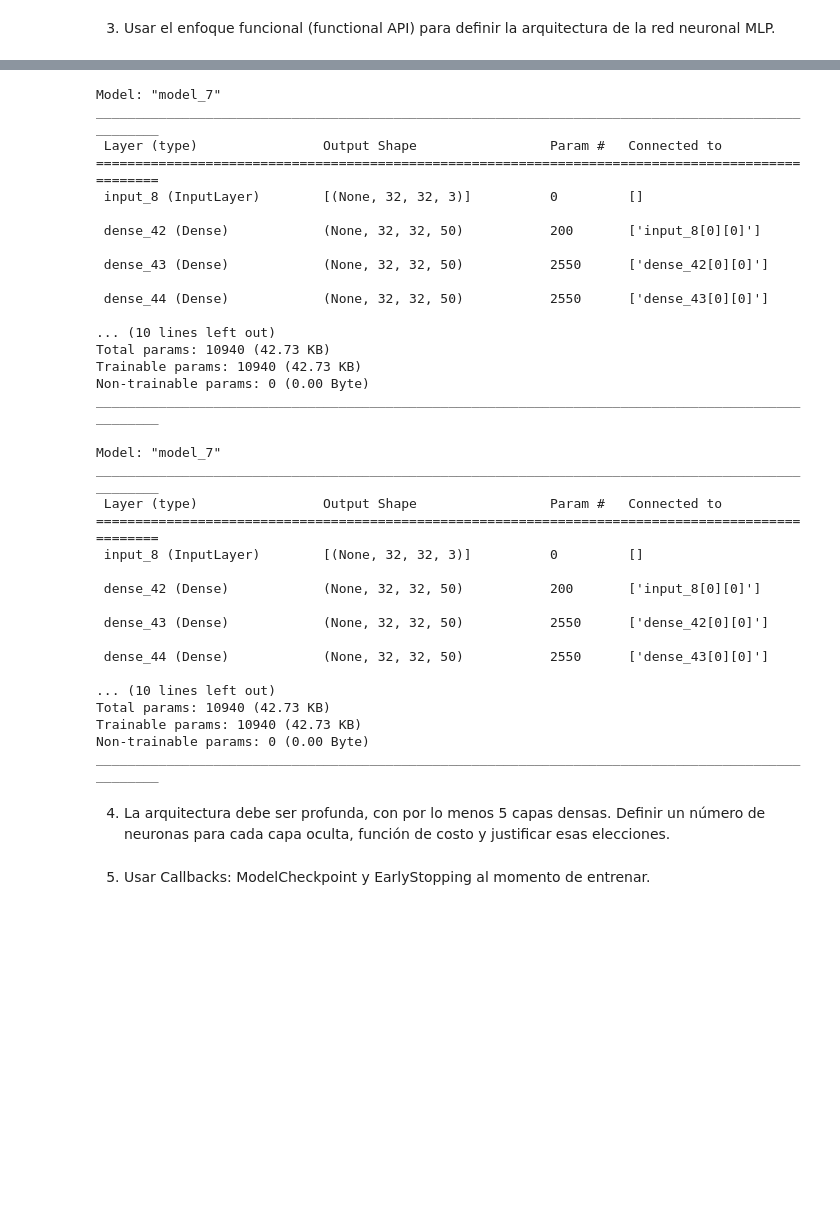
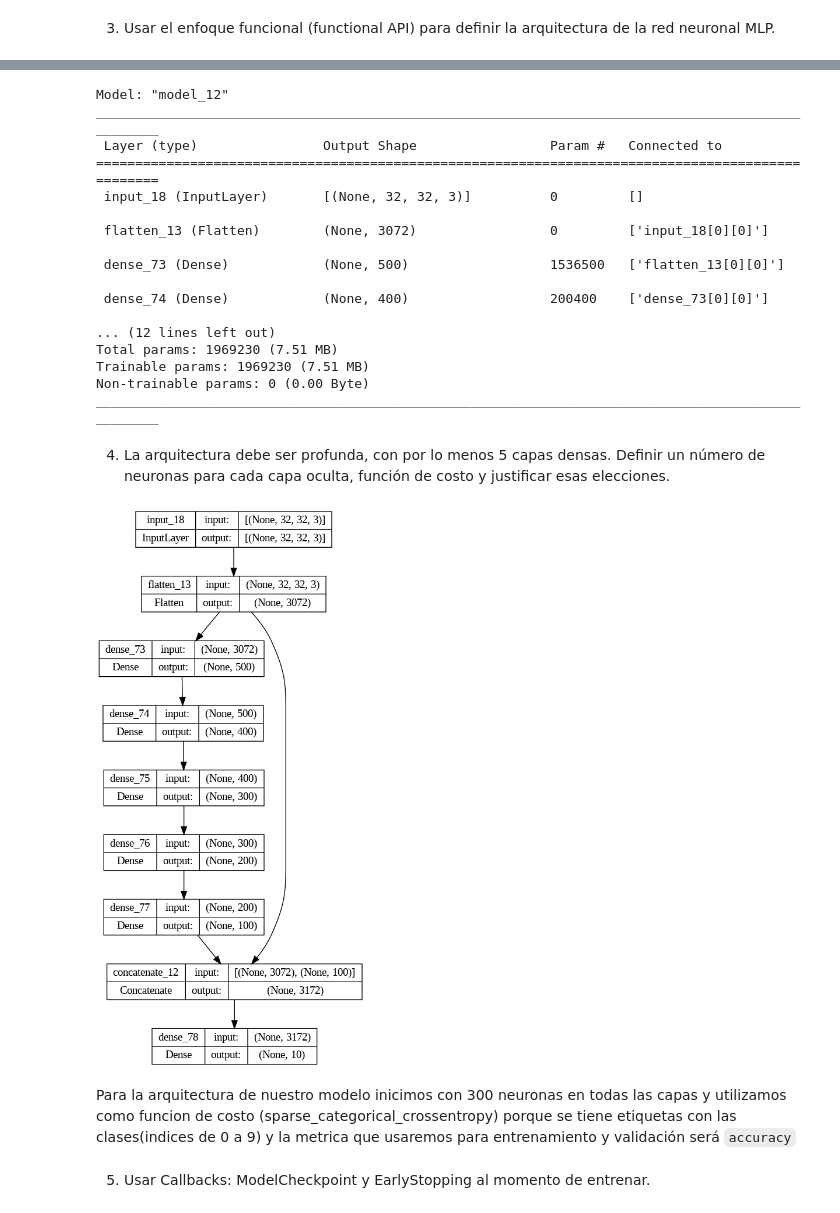
Before and after one commit to Ricardomanuel1/Maestr-a_Ciencia_de_Datos, a Jupyter notebook: MACHINE LEARNING Y DEEP LEARNING/ProyectoMLP1.ipynb, the cells around one changed output, grey strips where cells are left out. Drawn from its saved outputs; the diff is of its cells as text; code cells hidden in the pictures; blank space fills up the shorter version.

```diff
--- a/MACHINE LEARNING Y DEEP LEARNING/ProyectoMLP1.ipynb
+++ b/MACHINE LEARNING Y DEEP LEARNING/ProyectoMLP1.ipynb
@@ -110,0 +126,15 @@ model1 = keras.models.Model(inputs=[input_], outputs=[output])
+# %%
+input_ = Input(shape=(32, 32, 3))
+flattened = Flatten()(input_)
+
+hidden1 = keras.layers.Dense(500, activation='relu')(flattened)
+hidden2 = keras.layers.Dense(400, activation='relu')(hidden1)
+hidden3 = keras.layers.Dense(300, activation='relu')(hidden2)
+hidden4 = keras.layers.Dense(200, activation='relu')(hidden3)
+hidden5 = keras.layers.Dense(100, activation='relu')(hidden4)
+
+concat = keras.layers.concatenate([flattened, hidden5])
+
+output = keras.layers.Dense(10, activation='softmax')(concat)
+
+model = Model(inputs=[input_], outputs=[output])
@@ -111,20 +153,20 @@ model1 = keras.models.Model(inputs=[input_], outputs=[output])
 # %%
-model1.summary()
+model.summary()
 # %% [output]
-Model: "model_7"
+Model: "model_12"
 __________________________________________________________________________________________________
  Layer (type)                Output Shape                 Param #   Connected to
 ==================================================================================================
- input_8 (InputLayer)        [(None, 32, 32, 3)]          0         []
+ input_18 (InputLayer)       [(None, 32, 32, 3)]          0         []
 
- dense_42 (Dense)            (None, 32, 32, 50)           200       ['input_8[0][0]']
+ flatten_13 (Flatten)        (None, 3072)                 0         ['input_18[0][0]']
 
- dense_43 (Dense)            (None, 32, 32, 50)           2550      ['dense_42[0][0]']
+ dense_73 (Dense)            (None, 500)                  1536500   ['flatten_13[0][0]']
 
- dense_44 (Dense)            (None, 32, 32, 50)           2550      ['dense_43[0][0]']
+ dense_74 (Dense)            (None, 400)                  200400    ['dense_73[0][0]']
 
-... (10 lines left out)
-Total params: 10940 (42.73 KB)
-Trainable params: 10940 (42.73 KB)
+... (12 lines left out)
+Total params: 1969230 (7.51 MB)
+Trainable params: 1969230 (7.51 MB)
 Non-trainable params: 0 (0.00 Byte)
 __________________________________________________________________________________________________
@@ -145,22 +173,6 @@ model2 = keras.models.Model(inputs=[input_], outputs=[output])
-# %%
-model1.summary()
-# %% [output]
-Model: "model_7"
-__________________________________________________________________________________________________
- Layer (type)                Output Shape                 Param #   Connected to
-==================================================================================================
- input_8 (InputLayer)        [(None, 32, 32, 3)]          0         []
-
- dense_42 (Dense)            (None, 32, 32, 50)           200       ['input_8[0][0]']
-
- dense_43 (Dense)            (None, 32, 32, 50)           2550      ['dense_42[0][0]']
-
- dense_44 (Dense)            (None, 32, 32, 50)           2550      ['dense_43[0][0]']
-
-... (10 lines left out)
-Total params: 10940 (42.73 KB)
-Trainable params: 10940 (42.73 KB)
-Non-trainable params: 0 (0.00 Byte)
-__________________________________________________________________________________________________
 # %% [markdown]
 4. La arquitectura debe ser profunda, con por lo menos 5 capas densas. Definir un número de neuronas para cada capa oculta, función de costo y justificar esas elecciones.
+# %%
+keras.utils.plot_model(model, "my_cifar10_model.png", show_shapes=True)
+# %% [output]
+[figure, added]
@@ -167,2 +187,4 @@ ________________________________________________________________________________
+# %% [markdown]
+ Para la arquitectura de nuestro modelo inicimos con 300 neuronas en todas las capas y utilizamos como funcion de costo (sparse_categorical_crossentropy) porque se tiene etiquetas con las clases(indices de 0 a 9) y la metrica que usaremos para entrenamiento y validación será ``accuracy``
 # %% [markdown]
 5. Usar Callbacks: ModelCheckpoint y EarlyStopping al momento de entrenar.
```
Also changed, not shown: parts of 23 cells of this notebook.
